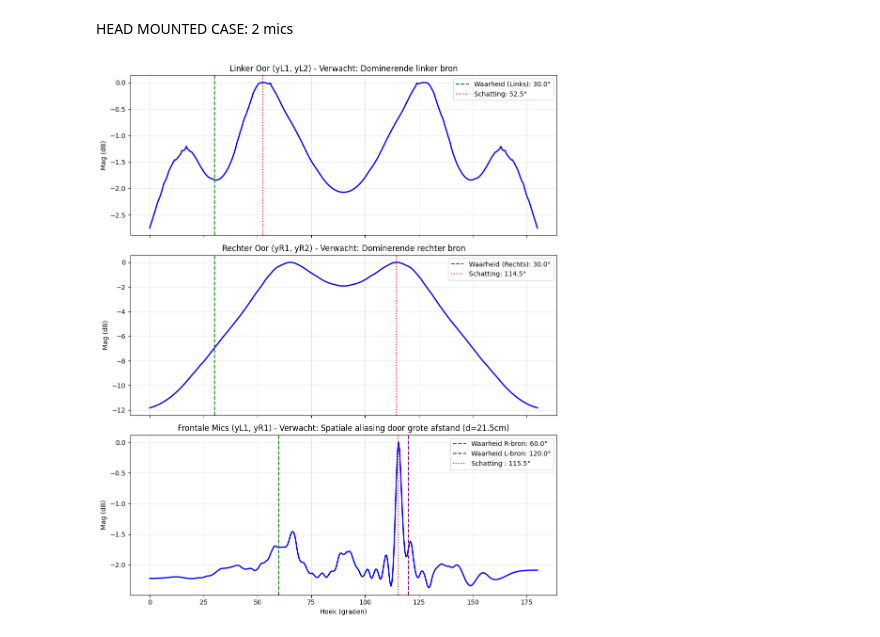
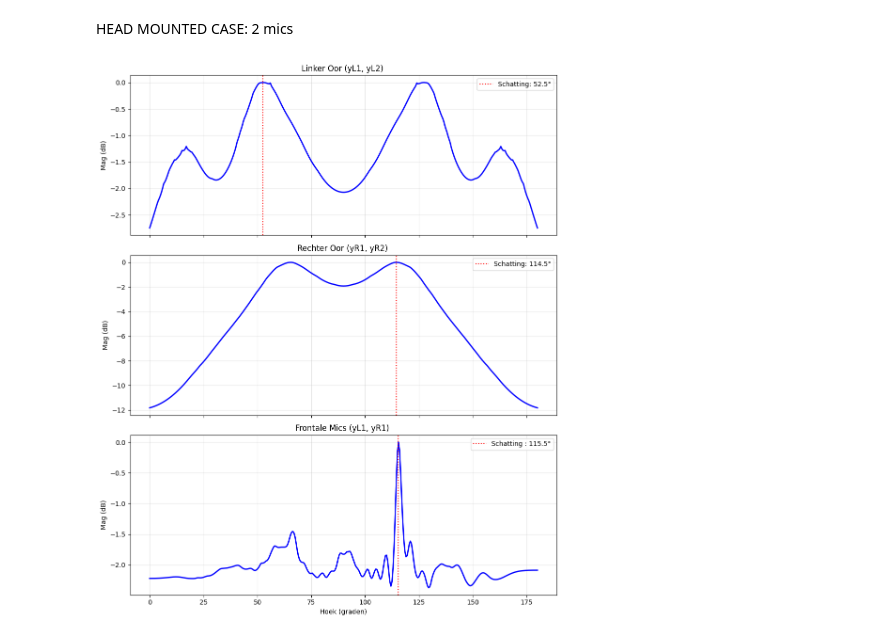
Before and after one commit to matsjoris6/P_D_ISSP_base-main, a Jupyter notebook: deadline1/week2.ipynb, the cells around one changed output. Drawn from its saved outputs; the diff is of its cells as text; code cells hidden in the pictures.

```diff
--- a/deadline1/week2.ipynb
+++ b/deadline1/week2.ipynb
@@ -360,8 +358,6 @@ angle_L = abs(float(folder_left.replace("s", "")))
 angle_R = float(folder_right.replace("s", ""))
 
 
-true_front_R = 90.0 - angle_R
-true_front_L = 90.0 + angle_L
 
 
 
@@ -453,38 +449,38 @@ ang_R, spec_R, est_R = music_wideband_2mics(micsigs_right_ear, fs_sim, d_ear, Q=
 ang_F, spec_F, est_F = music_wideband_2mics(micsigs_front, fs_sim, d_front, Q=1,orientation="x")
 
 
 fig, (ax1, ax2, ax3) = plt.subplots(3, 1, figsize=(10, 12), sharex=True)
 
 # Plot 1: Linker Oor
 ax1.plot(ang_L, spec_L, 'b-', lw=2)
-ax1.axvline(angle_L, color='g', ls='--', label=f'Waarheid (Links): {angle_L}°')
+#ax1.axvline(angle_L, color='g', ls='--', label=f'Waarheid (Links): {angle_L}°')
 ax1.axvline(est_L[0], color='r', ls=':', label=f'Schatting: {est_L[0]:.1f}°')
-ax1.set_title("Linker Oor (yL1, yL2) - Verwacht: Dominerende linker bron")
+ax1.set_title("Linker Oor (yL1, yL2) ")
 ax1.set_ylabel("Mag (dB)")
 ax1.legend()
 ax1.grid(True, alpha=0.3)
 
 # Plot 2: Rechter Oor
 ax2.plot(ang_R, spec_R, 'b-', lw=2)
-ax2.axvline(angle_R, color='g', ls='--', label=f'Waarheid (Rechts): {angle_R}°')
+#ax2.axvline(angle_R, color='g', ls='--', label=f'Waarheid (Rechts): {angle_R}°')
 ax2.axvline(est_R[0], color='r', ls=':', label=f'Schatting: {est_R[0]:.1f}°')
-ax2.set_title("Rechter Oor (yR1, yR2) - Verwacht: Dominerende rechter bron")
+ax2.set_title("Rechter Oor (yR1, yR2) ")
 ax2.set_ylabel("Mag (dB)")
 ax2.legend()
 ax2.grid(True, alpha=0.3)
 
 # Plot 3: Frontale Mics
 ax3.plot(ang_F, spec_F, 'b-', lw=2)
-ax3.axvline(true_front_R, color='g', ls='--', label=f'Waarheid R-bron: {true_front_R}°')
-ax3.axvline(true_front_L, color='purple', ls='--', label=f'Waarheid L-bron: {true_front_L}°')
+#ax3.axvline(true_front_R, color='g', ls='--', label=f'Waarheid R-bron: {true_front_R}°')
+#ax3.axvline(true_front_L, color='purple', ls='--', label=f'Waarheid L-bron: {true_front_L}°')
 ax3.axvline(est_F[0], color='r', ls=':', label=f'Schatting : {est_F[0]:.1f}°')
-ax3.set_title("Frontale Mics (yL1, yR1) - Verwacht: Spatiale aliasing door grote afstand (d=21.5cm)")
+ax3.set_title("Frontale Mics (yL1, yR1) ")
 ax3.set_ylabel("Mag (dB)")
 ax3.set_xlabel("Hoek (graden)")
 ax3.legend()
 ax3.grid(True, alpha=0.3)
 
 plt.tight_layout()
 plt.show()
 # %% [output]
-[figure, old version]
+[figure, new version]
```
Also changed, not shown: parts of 3 cells of this notebook, 20 other files.
